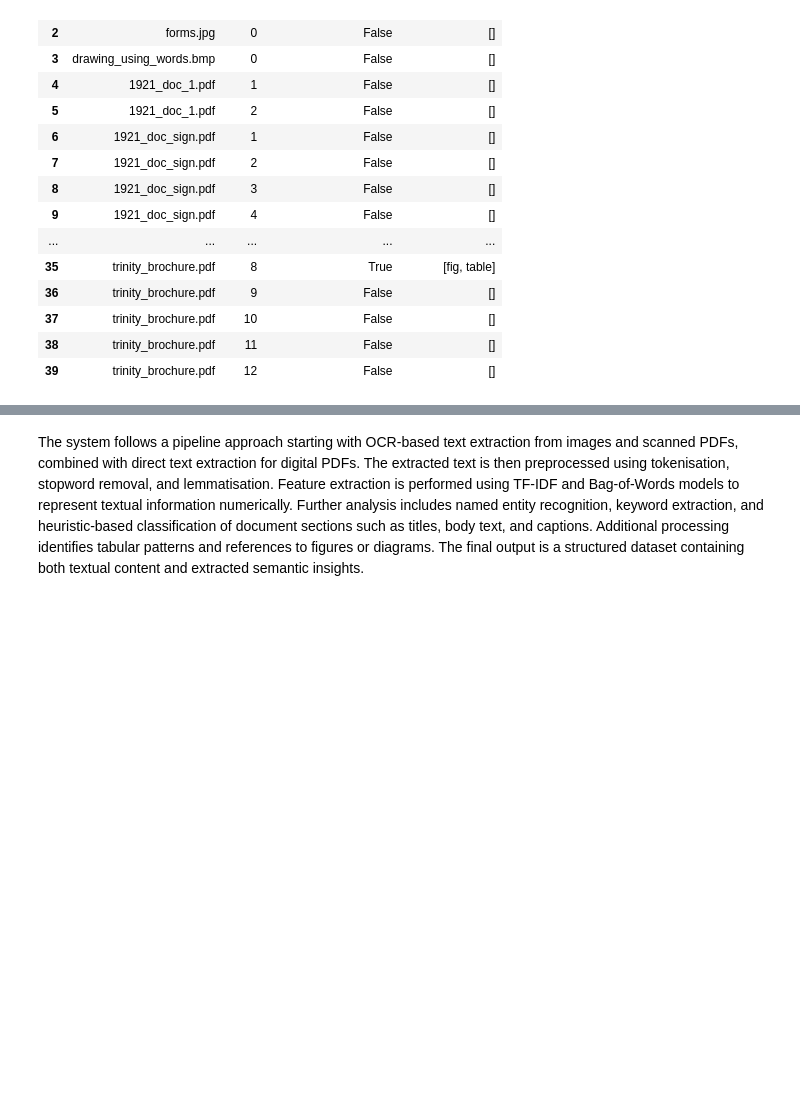
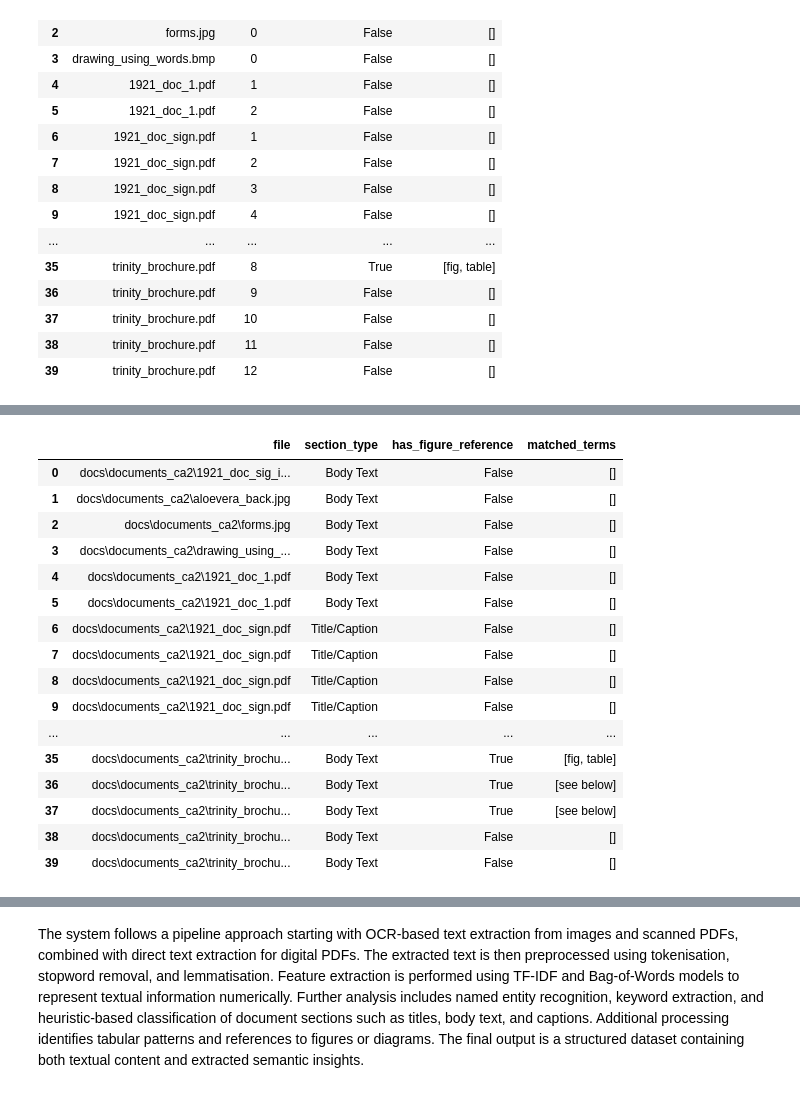
Before and after one commit to ATU-BDAAI/ca2-assignment-research-selvi-datascience, a Jupyter notebook: CA2_Template.ipynb, the cells around one changed output, grey strips where cells are left out. Cells and saved outputs as stored; diff of their text form; code cells hidden in the pictures; blank space fills up the shorter version.

```diff
--- a/CA2_Template.ipynb
+++ b/CA2_Template.ipynb
@@ -1089,12 +992,39 @@ results1_df["entities"] = results1_df["text"].apply(get_entities)
 # %%
-# Text Analysis
+# STEP 8 — SIMPLE SECTION CATEGORISATION
 
-def classify_text(text):
-    if len(text) < 50:
+def classify_section(text):
+
+    text = str(text)
+
+    if len(text.split()) < 15:
         return "Title/Caption"
-    elif "fig" in text.lower():
+
+    elif "figure" in text.lower() or "fig." in text.lower():
         return "Figure Reference"
+
     else:
-        return "Body"
+        return "Body Text"
 
-results1_df["section"] = results1_df["text"].apply(classify_text)
+results1_df["section_type"] = results1_df["text"].apply(classify_section)
+results1_df["has_figure_reference"] =fig_df["has_figure_reference"]
+results1_df["matched_terms"] = fig_df["matched_terms"]
+
+results1_df[["file", "section_type", "has_figure_reference", "matched_terms"]]
+# %% [output]
+|  | file | section_type | has_figure_reference | matched_terms |
+| 0 | docs\documents_ca2\1921_doc_sig_i... | Body Text | False | [] |
+| 1 | docs\documents_ca2\aloevera_back.jpg | Body Text | False | [] |
+| 2 | docs\documents_ca2\forms.jpg | Body Text | False | [] |
+| 3 | docs\documents_ca2\drawing_using_... | Body Text | False | [] |
+| 4 | docs\documents_ca2\1921_doc_1.pdf | Body Text | False | [] |
+| 5 | docs\documents_ca2\1921_doc_1.pdf | Body Text | False | [] |
+| 6 | docs\documents_ca2\1921_doc_sign.pdf | Title/Caption | False | [] |
+| 7 | docs\documents_ca2\1921_doc_sign.pdf | Title/Caption | False | [] |
+| 8 | docs\documents_ca2\1921_doc_sign.pdf | Title/Caption | False | [] |
+| 9 | docs\documents_ca2\1921_doc_sign.pdf | Title/Caption | False | [] |
+| ... | ... | ... | ... | ... |
+| 35 | docs\documents_ca2\trinity_brochu... | Body Text | True | [fig, table] |
+| 36 | docs\documents_ca2\trinity_brochu... | Body Text | True | [see below] |
+| 37 | docs\documents_ca2\trinity_brochu... | Body Text | True | [see below] |
+| 38 | docs\documents_ca2\trinity_brochu... | Body Text | False | [] |
+| 39 | docs\documents_ca2\trinity_brochu... | Body Text | False | [] |
```
Also changed, not shown: parts of 24 cells of this notebook.
